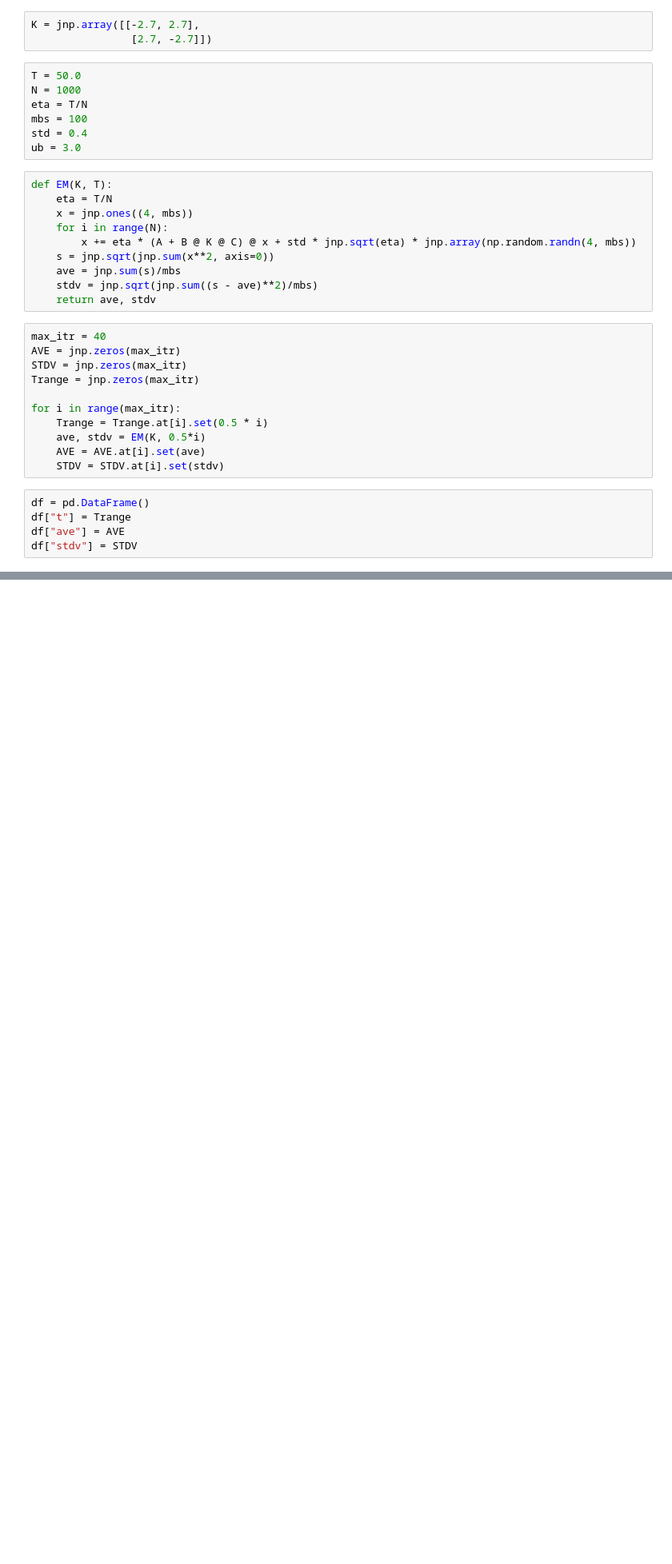
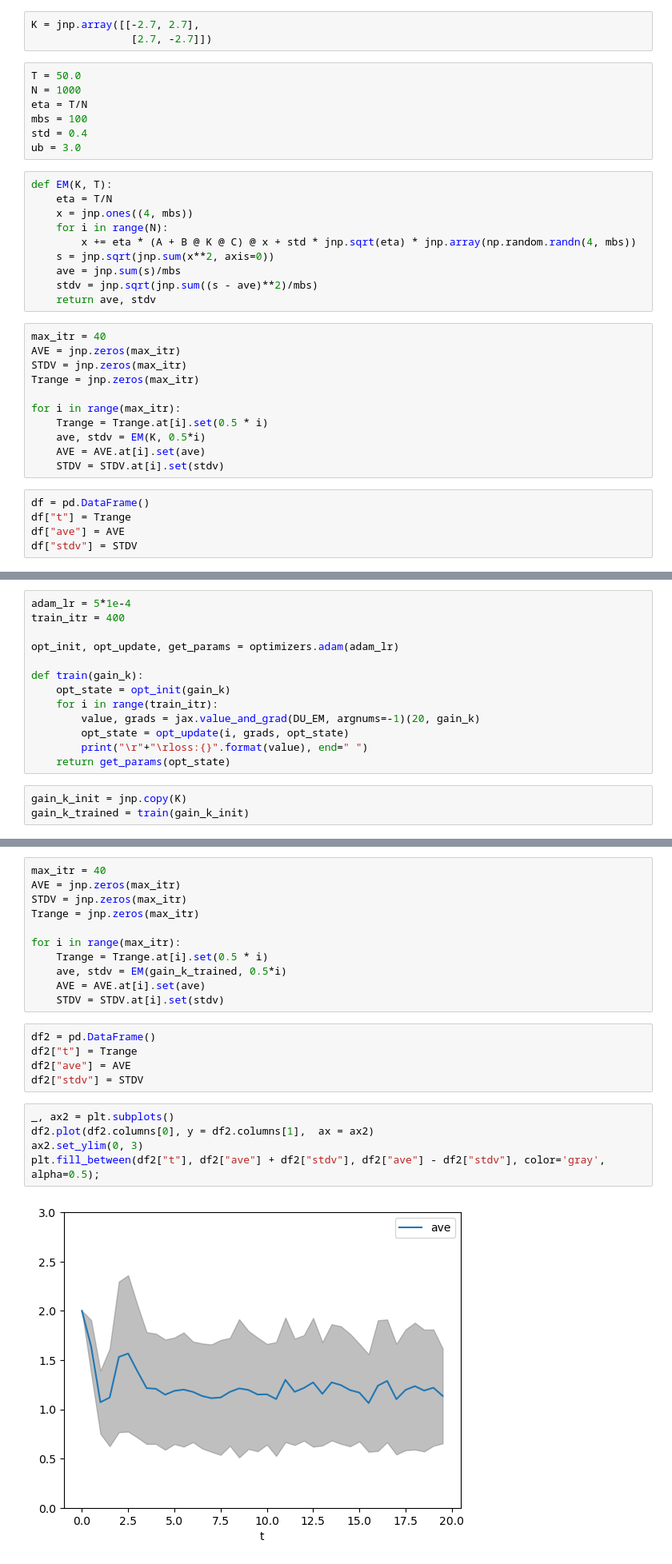
Before and after one commit to gomi-kuzu/model_base_deep, a Jupyter notebook: work/TranslateToPy/Chapter_5/DU-stabilize-SDE_py.ipynb, the cells around one changed output, grey strips where cells are left out. Shown at 80% size. Drawn from its saved outputs; the diff is of its cells as text; blank space fills up the shorter version.

```diff
--- a/work/TranslateToPy/Chapter_5/DU-stabilize-SDE_py.ipynb
+++ b/work/TranslateToPy/Chapter_5/DU-stabilize-SDE_py.ipynb
@@ -68,0 +79,16 @@ plt.fill_between(df["t"], df["ave"] + df["stdv"], df["ave"] - df["stdv"], color=
+# %%
+adam_lr = 5*1e-4
+train_itr = 400
+
+opt_init, opt_update, get_params = optimizers.adam(adam_lr)
+
+def train(gain_k):
+    opt_state = opt_init(gain_k)
+    for i in range(train_itr):
+        value, grads = jax.value_and_grad(DU_EM, argnums=-1)(20, gain_k)
+        opt_state = opt_update(i, grads, opt_state)
+        print("\r"+"\rloss:{}".format(value), end=" ")
+    return get_params(opt_state)
+# %%
+gain_k_init = jnp.copy(K)
+gain_k_trained = train(gain_k_init)
@@ -68,0 +97,23 @@ plt.fill_between(df["t"], df["ave"] + df["stdv"], df["ave"] - df["stdv"], color=
+# %%
+max_itr = 40
+AVE = jnp.zeros(max_itr)
+STDV = jnp.zeros(max_itr)
+Trange = jnp.zeros(max_itr)
+
+for i in range(max_itr):
+    Trange = Trange.at[i].set(0.5 * i)
+    ave, stdv = EM(gain_k_trained, 0.5*i)
+    AVE = AVE.at[i].set(ave)
+    STDV = STDV.at[i].set(stdv)
+# %%
+df2 = pd.DataFrame()
+df2["t"] = Trange
+df2["ave"] = AVE
+df2["stdv"] = STDV
+# %%
+_, ax2 = plt.subplots()
+df2.plot(df2.columns[0], y = df2.columns[1],  ax = ax2)
+ax2.set_ylim(0, 3)
+plt.fill_between(df2["t"], df2["ave"] + df2["stdv"], df2["ave"] - df2["stdv"], color='gray', alpha=0.5);
+# %% [output]
+[figure, added]
```
Also changed, not shown: parts of 3 cells of this notebook.
